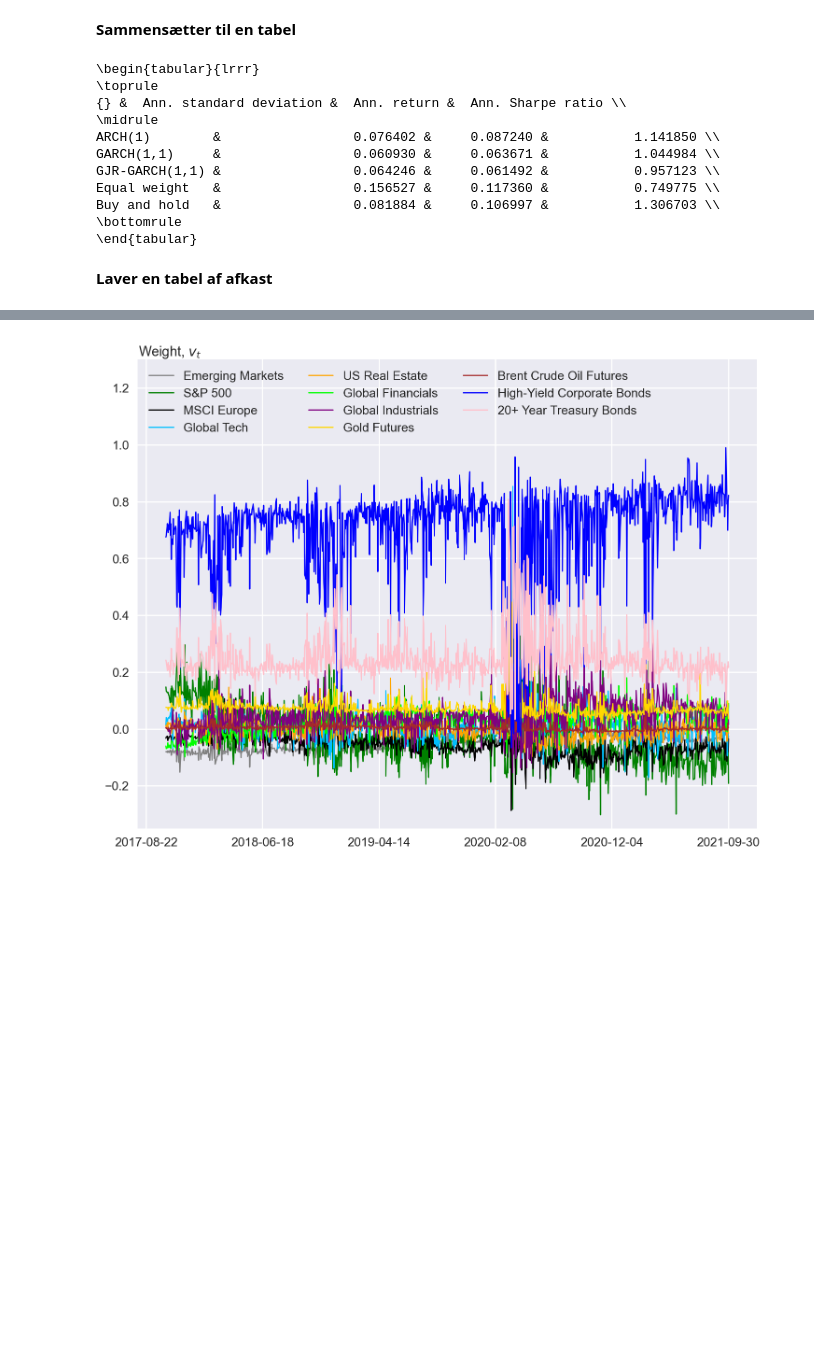
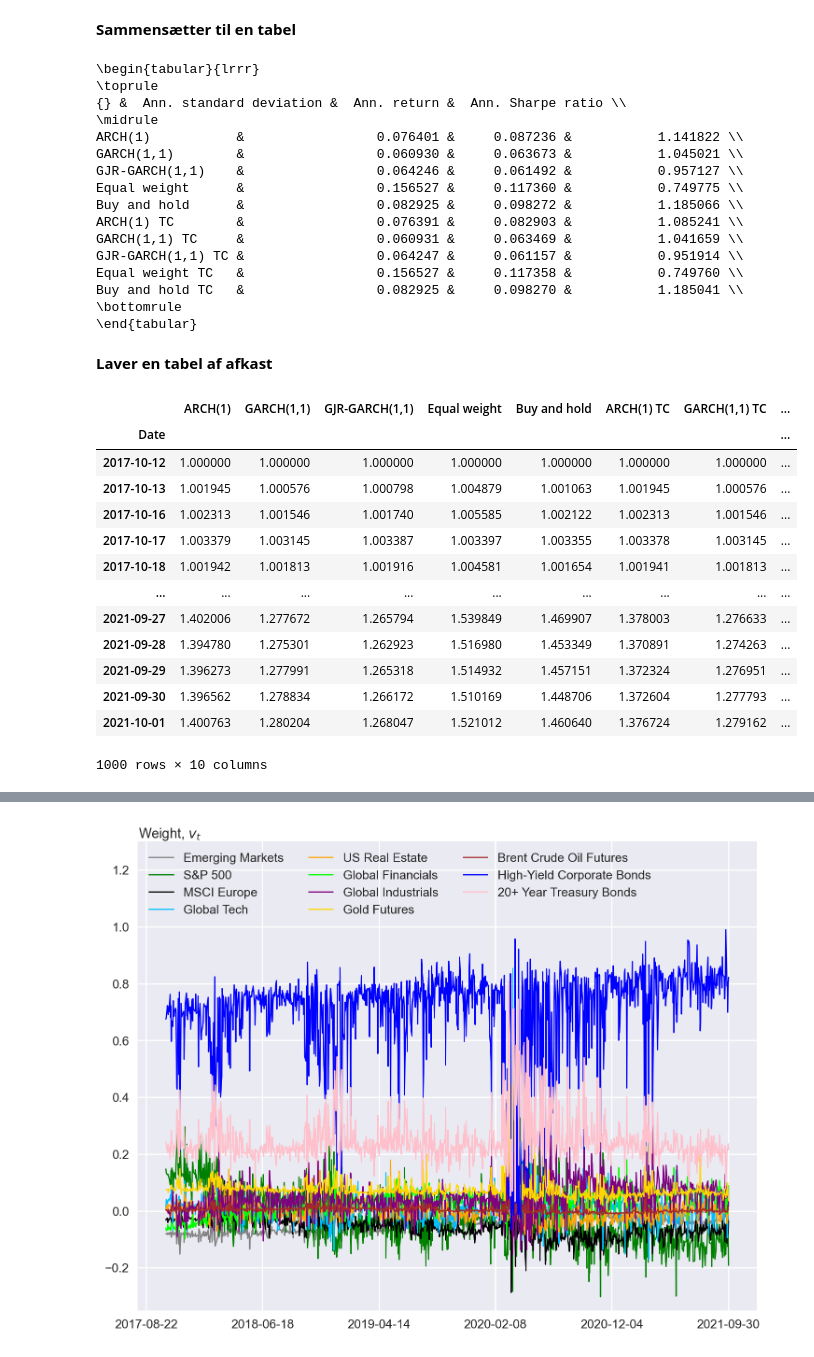
Before and after one commit to neriksen/thesis, a Jupyter notebook: backtesting/backtesting_graphs.ipynb, the cells around one changed output, grey strips where cells are left out. Drawn from its saved outputs; the diff is of its cells as text; code cells hidden in the pictures; blank space fills up the shorter version.

```diff
--- a/backtesting/backtesting_graphs.ipynb
+++ b/backtesting/backtesting_graphs.ipynb
@@ -36,25 +63,42 @@ res_GJR, perf_table_GJR = db.compare_strategies(v_t_GJR, out_of_sample_s_GJR)
 # %% [markdown]
 **Sammensætter til en tabel**
 # %%
+#No trading cost first
 perf_table=perf_table_ARCH.iloc[0:1,]
-perf_table=perf_table.rename(index={'GARCH no trading costs':'ARCH(1)'})
-perf_table=perf_table.append(perf_table_GARCH.iloc[0:1,])
-perf_table=perf_table.rename(index={'GARCH no trading costs':'GARCH(1,1)'})
-perf_table=perf_table.append(perf_table_GJR.iloc[0:1,])
-perf_table=perf_table.rename(index={'GARCH no trading costs':'GJR-GARCH(1,1)'})
-perf_table=perf_table.append(perf_table_GJR.iloc[1:,])
-perf_table=perf_table.rename(index={'BnH':'Buy and hold'})
+perf_table=perf_table.rename(index={'GARCH':'ARCH(1)'})
+perf_table=perf_table.append(perf_table_GARCH.iloc[0,])
+perf_table=perf_table.rename(index={'GARCH':'GARCH(1,1)'})
+perf_table=perf_table.append(perf_table_GJR.iloc[0,])
+perf_table=perf_table.rename(index={'GARCH':'GJR-GARCH(1,1)'})
+perf_table=perf_table.append(perf_table_GJR.iloc[2,])
+perf_table=perf_table.append(perf_table_GJR.iloc[4,])
+perf_table=perf_table.rename(index={'BnH':'Buy and hold','Equal_weight':'Equal weight'})
+#Trading cost
+perf_table=perf_table.append(perf_table_ARCH.iloc[1,])
+perf_table=perf_table.rename(index={'GARCH TC':'ARCH(1) TC'})
+perf_table=perf_table.append(perf_table_GARCH.iloc[1,])
+perf_table=perf_table.rename(index={'GARCH TC':'GARCH(1,1) TC'})
+perf_table=perf_table.append(perf_table_GJR.iloc[1,])
+perf_table=perf_table.rename(index={'GARCH TC':'GJR-GARCH(1,1) TC'})
+perf_table=perf_table.append(perf_table_GJR.iloc[3,])
+perf_table=perf_table.append(perf_table_GJR.iloc[5,])
+perf_table=perf_table.rename(index={'BnH TC':'Buy and hold TC','Equal_weight TC':'Equal weight TC'})
 print(perf_table.to_latex())
 # %% [output]
 \begin{tabular}{lrrr}
 \toprule
 {} &  Ann. standard deviation &  Ann. return &  Ann. Sharpe ratio \\
 \midrule
-ARCH(1)        &                 0.076402 &     0.087240 &           1.141850 \\
-GARCH(1,1)     &                 0.060930 &     0.063671 &           1.044984 \\
-GJR-GARCH(1,1) &                 0.064246 &     0.061492 &           0.957123 \\
-Equal weight   &                 0.156527 &     0.117360 &           0.749775 \\
-Buy and hold   &                 0.081884 &     0.106997 &           1.306703 \\
+ARCH(1)           &                 0.076401 &     0.087236 &           1.141822 \\
+GARCH(1,1)        &                 0.060930 &     0.063673 &           1.045021 \\
+GJR-GARCH(1,1)    &                 0.064246 &     0.061492 &           0.957127 \\
+Equal weight      &                 0.156527 &     0.117360 &           0.749775 \\
+Buy and hold      &                 0.082925 &     0.098272 &           1.185066 \\
+ARCH(1) TC        &                 0.076391 &     0.082903 &           1.085241 \\
+GARCH(1,1) TC     &                 0.060931 &     0.063469 &           1.041659 \\
+GJR-GARCH(1,1) TC &                 0.064247 &     0.061157 &           0.951914 \\
+Equal weight TC   &                 0.156527 &     0.117358 &           0.749760 \\
+Buy and hold TC   &                 0.082925 &     0.098270 &           1.185041 \\
 \bottomrule
 \end{tabular}
 # %% [markdown]
@@ -68,3 +117,20 @@ res["Buy and hold"]=res_GJR["BnH"]
+# %%
+res
+# %% [output]
+|  | ARCH(1) | GARCH(1,1) | GJR-GARCH(1,1) | Equal weight | Buy and hold | ARCH(1) TC | GARCH(1,1) TC | ... |
+| Date |  |  |  |  |  |  |  | ... |
+| 2017-10-12 | 1.000000 | 1.000000 | 1.000000 | 1.000000 | 1.000000 | 1.000000 | 1.000000 | ... |
+| 2017-10-13 | 1.001945 | 1.000576 | 1.000798 | 1.004879 | 1.001063 | 1.001945 | 1.000576 | ... |
+| 2017-10-16 | 1.002313 | 1.001546 | 1.001740 | 1.005585 | 1.002122 | 1.002313 | 1.001546 | ... |
+| 2017-10-17 | 1.003379 | 1.003145 | 1.003387 | 1.003397 | 1.003355 | 1.003378 | 1.003145 | ... |
+| 2017-10-18 | 1.001942 | 1.001813 | 1.001916 | 1.004581 | 1.001654 | 1.001941 | 1.001813 | ... |
+| ... | ... | ... | ... | ... | ... | ... | ... | ... |
+| 2021-09-27 | 1.402006 | 1.277672 | 1.265794 | 1.539849 | 1.469907 | 1.378003 | 1.276633 | ... |
+| 2021-09-28 | 1.394780 | 1.275301 | 1.262923 | 1.516980 | 1.453349 | 1.370891 | 1.274263 | ... |
+| 2021-09-29 | 1.396273 | 1.277991 | 1.265318 | 1.514932 | 1.457151 | 1.372324 | 1.276951 | ... |
+| 2021-09-30 | 1.396562 | 1.278834 | 1.266172 | 1.510169 | 1.448706 | 1.372604 | 1.277793 | ... |
+| 2021-10-01 | 1.400763 | 1.280204 | 1.268047 | 1.521012 | 1.460640 | 1.376724 | 1.279162 | ... |
+1000 rows × 10 columns
 # %%
 fig, ax = plt.subplots(1, 1, figsize=(9,7), dpi=190)
 ax.plot(res,label=res.columns,linewidth=1)
```
Also changed, not shown: parts of 4 cells of this notebook, 2 other files.
